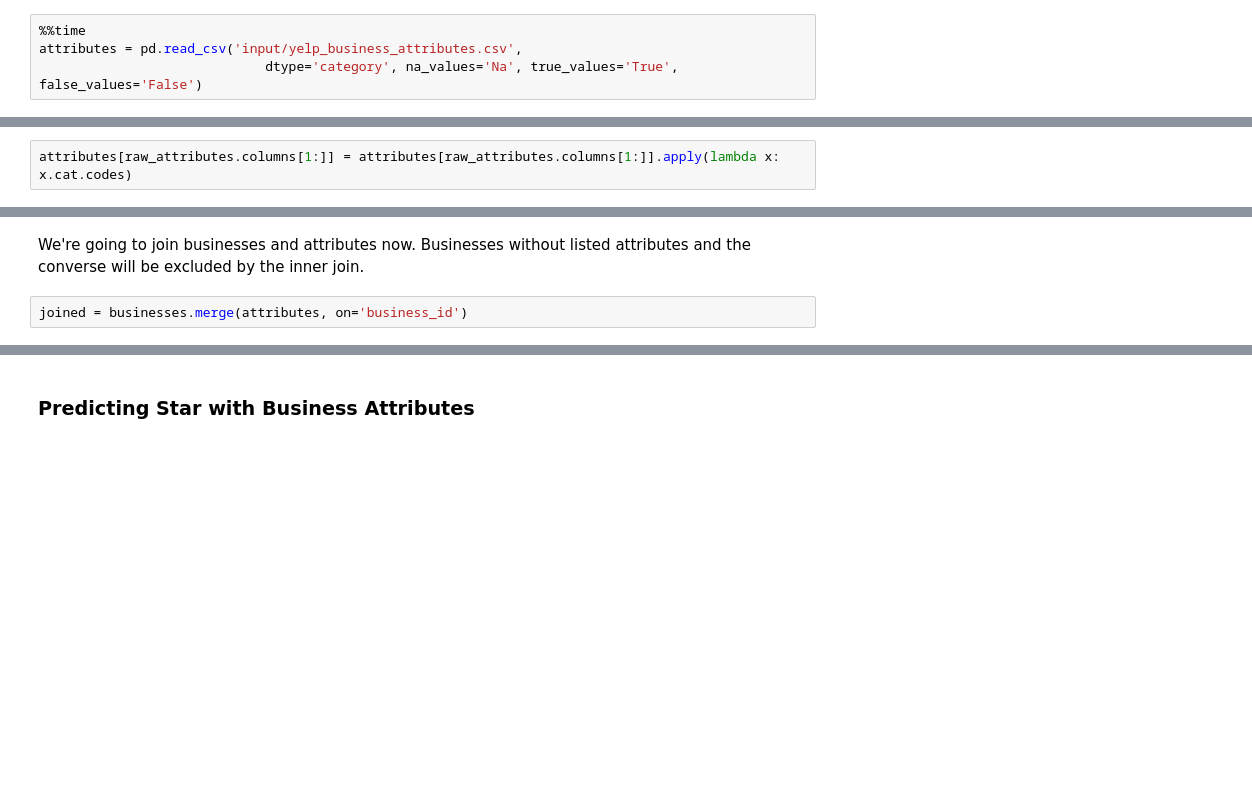
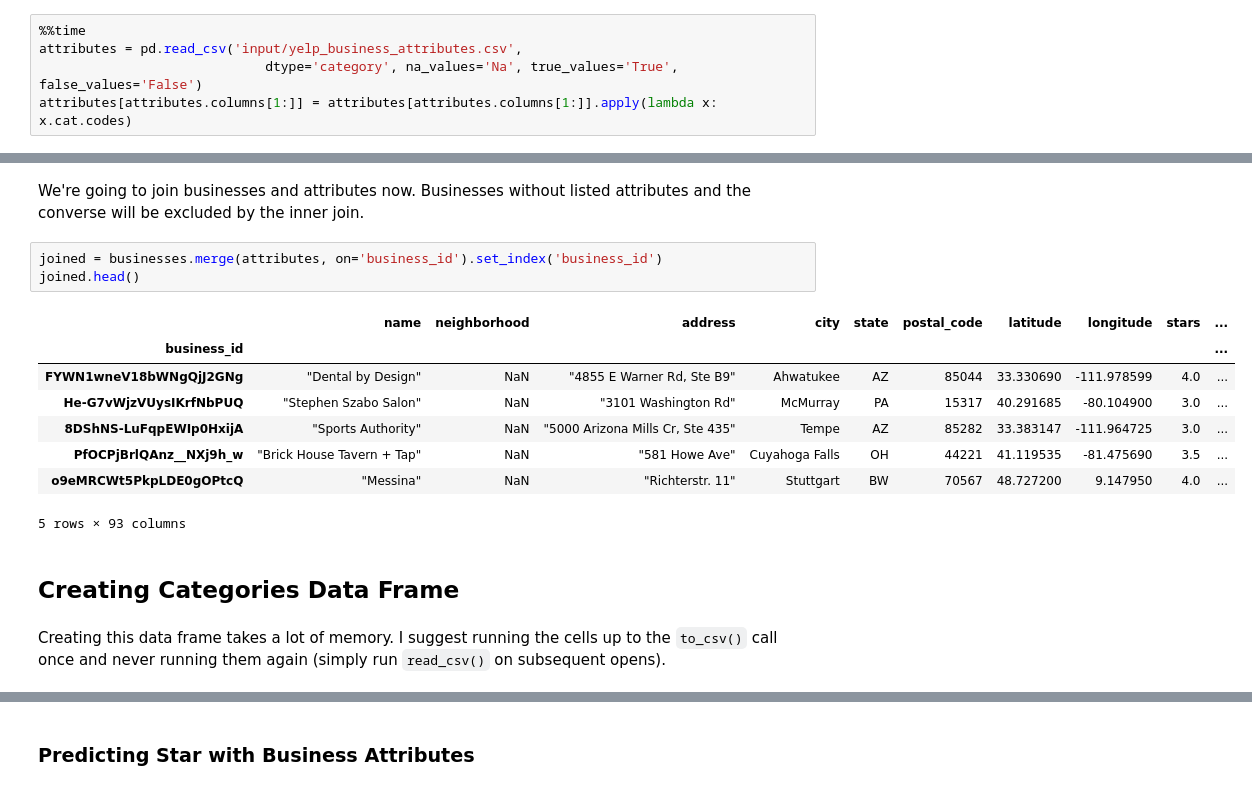
Before and after one commit to hougrammer/yelp_exploration, a Jupyter notebook: yelp_exploration.ipynb, the cells around one changed output, grey strips where cells are left out. Drawn from its saved outputs; the diff is of its cells as text; blank space fills up the shorter version.

```diff
--- a/yelp_exploration.ipynb
+++ b/yelp_exploration.ipynb
@@ -35,4 +35,5 @@ Wall time: 729 ms
 %%time
 attributes = pd.read_csv('input/yelp_business_attributes.csv',
                              dtype='category', na_values='Na', true_values='True', false_values='False')
+attributes[attributes.columns[1:]] = attributes[attributes.columns[1:]].apply(lambda x: x.cat.codes)
 # %% [output]
@@ -40,7 +61,5 @@ Wall time: 2.11 s
 # %% [markdown]
 The raw attributes have a lot of Na's.  Also certain columns are not pure True/False.  For now we'll just use the category codes so that we can actually convert to integers.
-# %%
-attributes[raw_attributes.columns[1:]] = attributes[raw_attributes.columns[1:]].apply(lambda x: x.cat.codes)
 # %% [markdown]
 ## EDA
 # %%
@@ -72,4 +91,18 @@ plt.show()
 # %% [markdown]
 We're going to join businesses and attributes now.  Businesses without listed attributes and the converse will be excluded by the inner join.
 # %%
-joined = businesses.merge(attributes, on='business_id')
+joined = businesses.merge(attributes, on='business_id').set_index('business_id')
+joined.head()
+# %% [output]
+|  | name | neighborhood | address | city | state | postal_code | latitude | longitude | stars | ... |
+| business_id |  |  |  |  |  |  |  |  |  | ... |
+| FYWN1wneV18bWNgQjJ2GNg | "Dental by Design" | NaN | "4855 E Warner Rd, Ste B9" | Ahwatukee | AZ | 85044 | 33.330690 | -111.978599 | 4.0 | ... |
+| He-G7vWjzVUysIKrfNbPUQ | "Stephen Szabo Salon" | NaN | "3101 Washington Rd" | McMurray | PA | 15317 | 40.291685 | -80.104900 | 3.0 | ... |
+| 8DShNS-LuFqpEWIp0HxijA | "Sports Authority" | NaN | "5000 Arizona Mills Cr, Ste 435" | Tempe | AZ | 85282 | 33.383147 | -111.964725 | 3.0 | ... |
+| PfOCPjBrlQAnz__NXj9h_w | "Brick House Tavern + Tap" | NaN | "581 Howe Ave" | Cuyahoga Falls | OH | 44221 | 41.119535 | -81.475690 | 3.5 | ... |
+| o9eMRCWt5PkpLDE0gOPtcQ | "Messina" | NaN | "Richterstr. 11" | Stuttgart | BW | 70567 | 48.727200 | 9.147950 | 4.0 | ... |
+5 rows × 93 columns
+# %% [markdown]
+## Creating Categories Data Frame
+# %% [markdown]
+Creating this data frame takes a lot of memory.  I suggest running the cells up to the `to_csv()` call once and never running them again (simply run `read_csv()` on subsequent opens).
```
Also changed, not shown: parts of 15 cells of this notebook.
